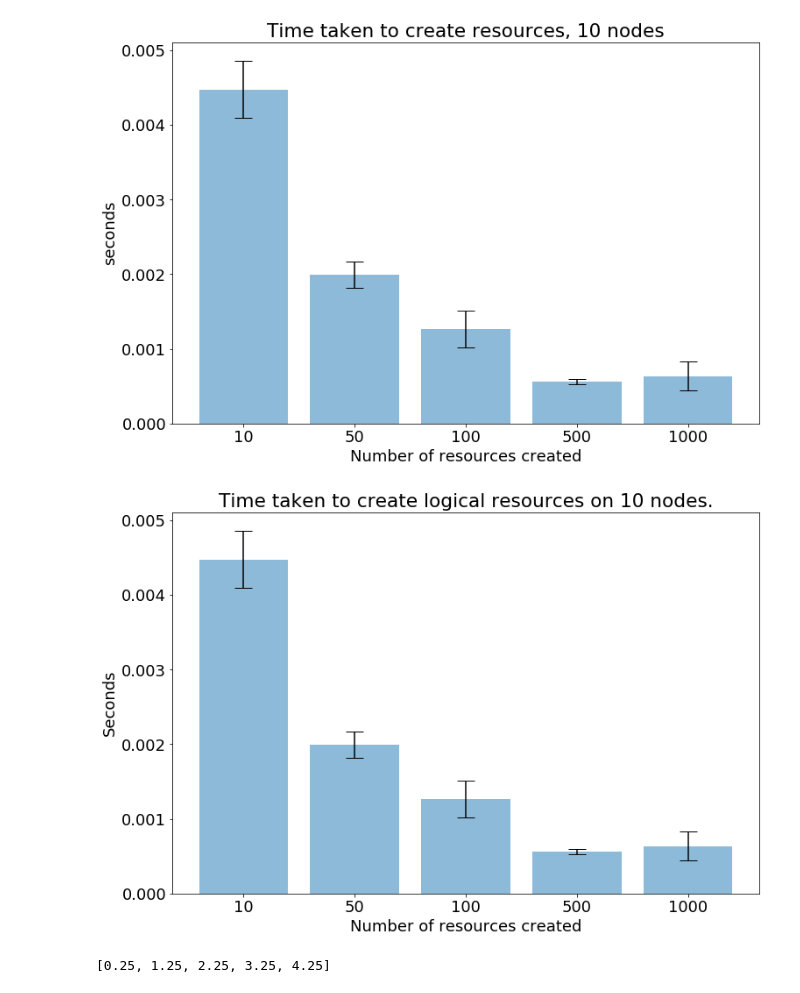
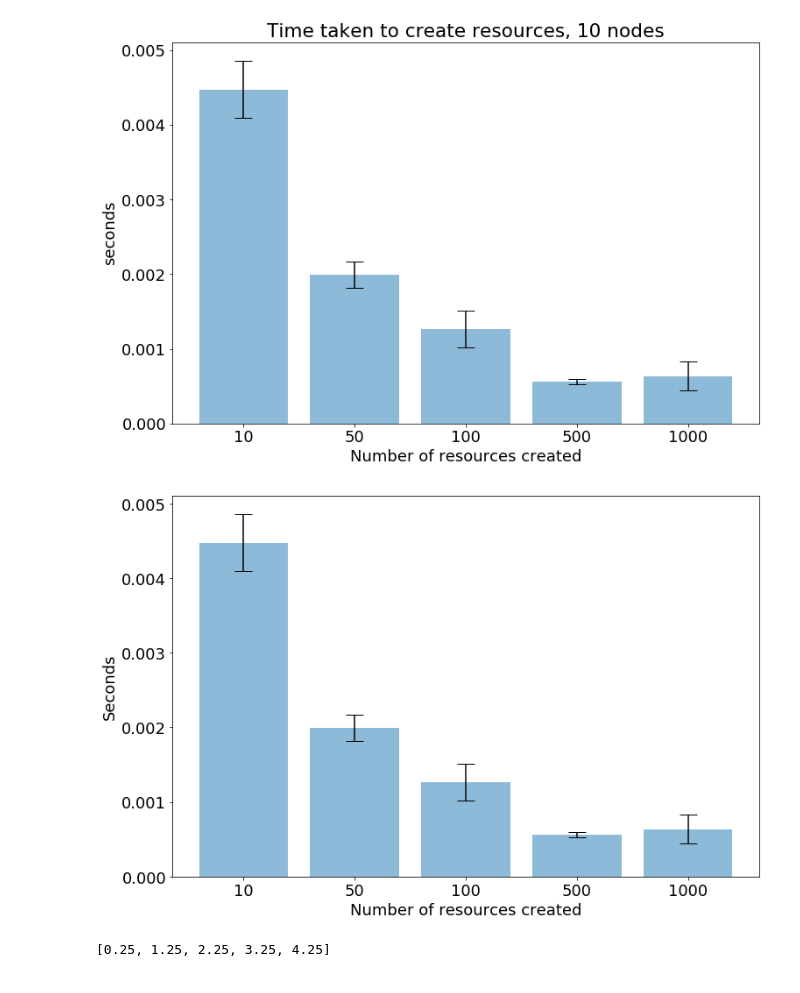
Before and after one commit to romilbhardwaj/ray, a Jupyter notebook: dyn-res-policies/microbenchmarks/eval/plot_createres_latency.ipynb, the cells around one changed output. Saved outputs shown, nothing was run; the diff lists cells and outputs as text; code cells hidden in the pictures.

```diff
--- a/dyn-res-policies/microbenchmarks/eval/plot_createres_latency.ipynb
+++ b/dyn-res-policies/microbenchmarks/eval/plot_createres_latency.ipynb
@@ -111,11 +111,11 @@ for num_nodes in num_node_range:
 [figure]
 # %%
 plot_createres_bars(mean_data, stddev_data, num_res_range, 10, normalize=True)
-plt.title("Time taken to create logical resources on 10 nodes.")
+plt.title("")
 plt.ylabel("Seconds")
 plt.savefig("../eval/final_plots/result_microbench_creationlatency_vs_numres.pdf")
 # %% [output]
-[figure, old version]
+[figure, new version]
 # %%
 def plot_multiple_bars(mean_data, stddev_data, num_res_range, nodes_to_plot, data_idx = 2, normalize=False,
     bar_width = 0.25):
```
Also changed, not shown: 1 other file.
